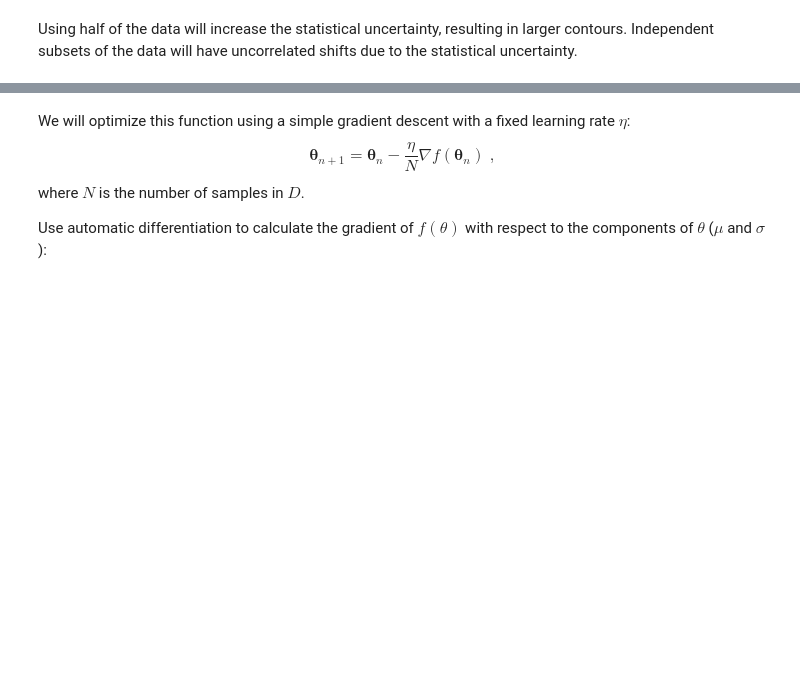
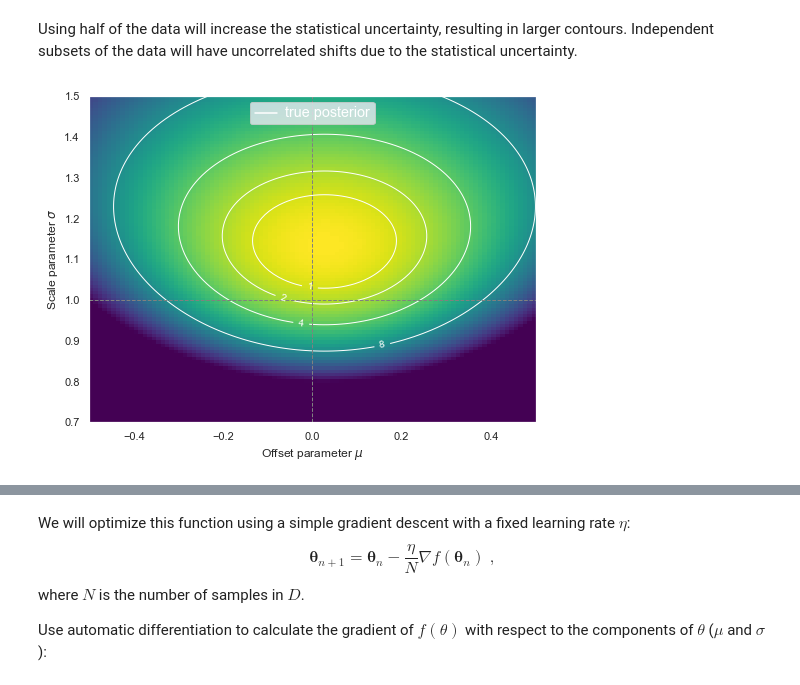
Before and after one commit to dkirkby/MachineLearningStatistics, a Jupyter notebook: notebooks/Optimization.ipynb, the cells around one changed output, grey strips where cells are left out. Saved outputs shown, nothing was run; the diff lists cells and outputs as text; code cells hidden in the pictures; blank space fills up the shorter version.

```diff
--- a/notebooks/Optimization.ipynb
+++ b/notebooks/Optimization.ipynb
@@ -390,5 +430,7 @@ There are two reasons:
 # %% [markdown]
 Using half of the data will increase the statistical uncertainty, resulting in larger contours. Independent subsets of the data will have uncorrelated shifts due to the statistical uncertainty.
 # %%
-plot_post(D[:100]);
+plot_posterior(D[:100]);
+# %% [output]
+[figure, added]
 # %%
```
Also changed, not shown: parts of 37 cells of this notebook.
